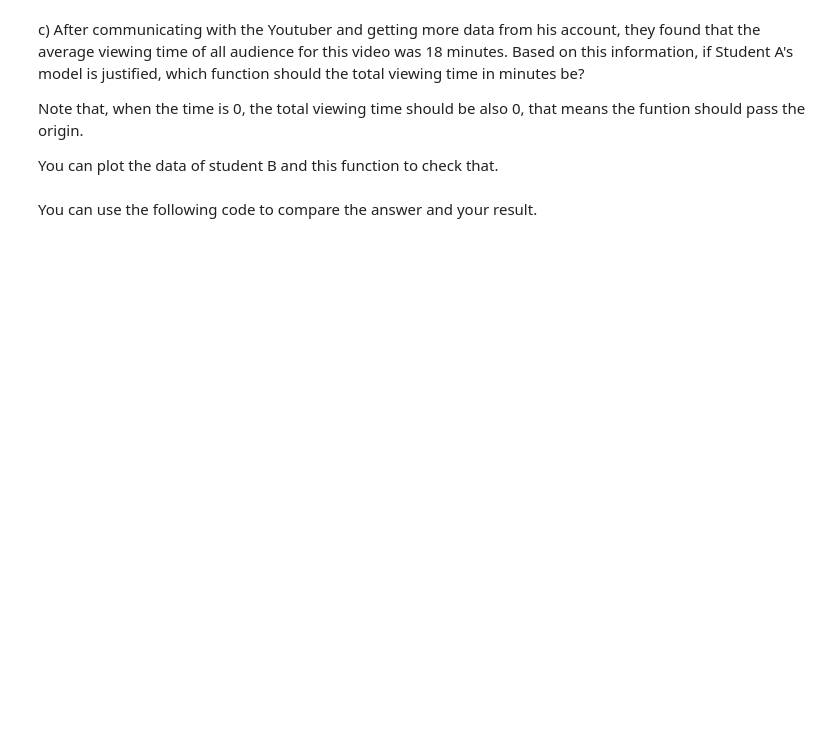
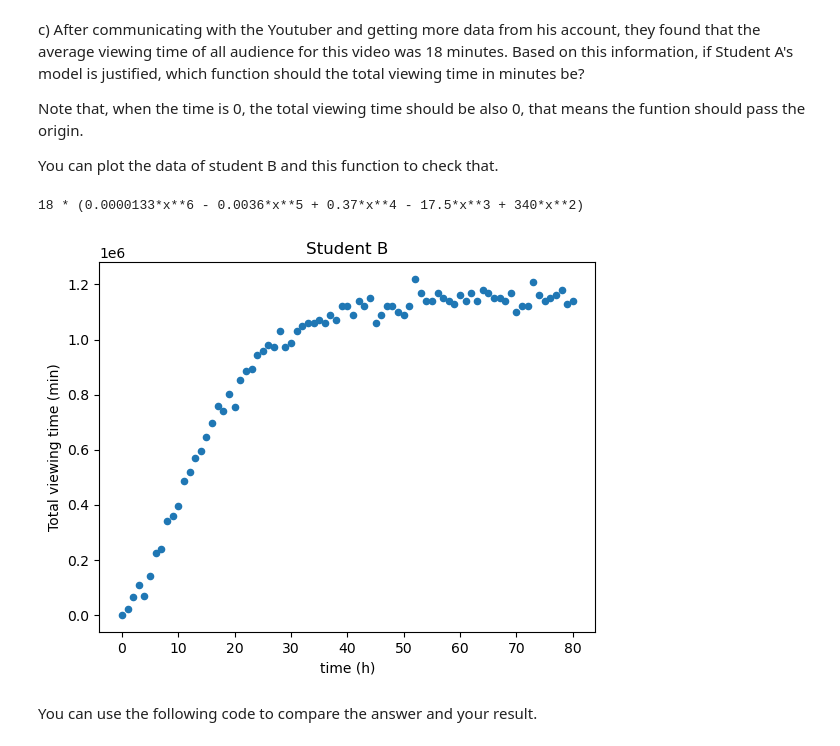
Before and after one commit to Majacodre/computational-thinking-week-individual-14498863, a Jupyter notebook: challenge_calculus/Review_Calculus.ipynb, the cells around one changed output. Cells and saved outputs as stored; diff of their text form; code cells hidden in the pictures; blank space fills up the shorter version.

```diff
--- a/challenge_calculus/Review_Calculus.ipynb
+++ b/challenge_calculus/Review_Calculus.ipynb
@@ -86,4 +84,6 @@ b) When students A meet student B, they come into a big discussion, they think t
 
 Can you find the indefinite integral of the function proposed by Student A?
 # %%
-#0.0000133x^6 - 0.0036x^5 + 0.37x^4 - 17.5x^3 + 340x^2 + c
+x = np.linspace(0,80)
+z = 0.0000133*x**6 - 0.0036*x**5 + 0.37*x**4 - 17.5*x**3 + 340*x**2
+print(z)
@@ -96,9 +110,18 @@ Note that, when the time is 0, the total viewing time should be also 0, that mea
 You can plot the data of student B and this function to check that.
 # %%
 def IntegralPoly(x):
-    # TO DO
+    a = str("18 * (") + str("0.0000133*x**6 - 0.0036*x**5 + 0.37*x**4 - 17.5*x**3 + 340*x**2)")
     pass
-    return # TO DO
+    return a
+num = IntegralPoly(x)
+print(num)
+
+StudentB = pd.read_csv("data_student_B.csv")
+StudentB.plot.scatter(x = 0, y = 1, title = "Student B")
+plt.show()
+# %% [output]
+18 * (0.0000133*x**6 - 0.0036*x**5 + 0.37*x**4 - 17.5*x**3 + 340*x**2)
+[figure, added]
 # %% [markdown]
 You can use the following code to compare the answer and your result.
 # %%
```
Also changed, not shown: parts of 4 cells of this notebook.
